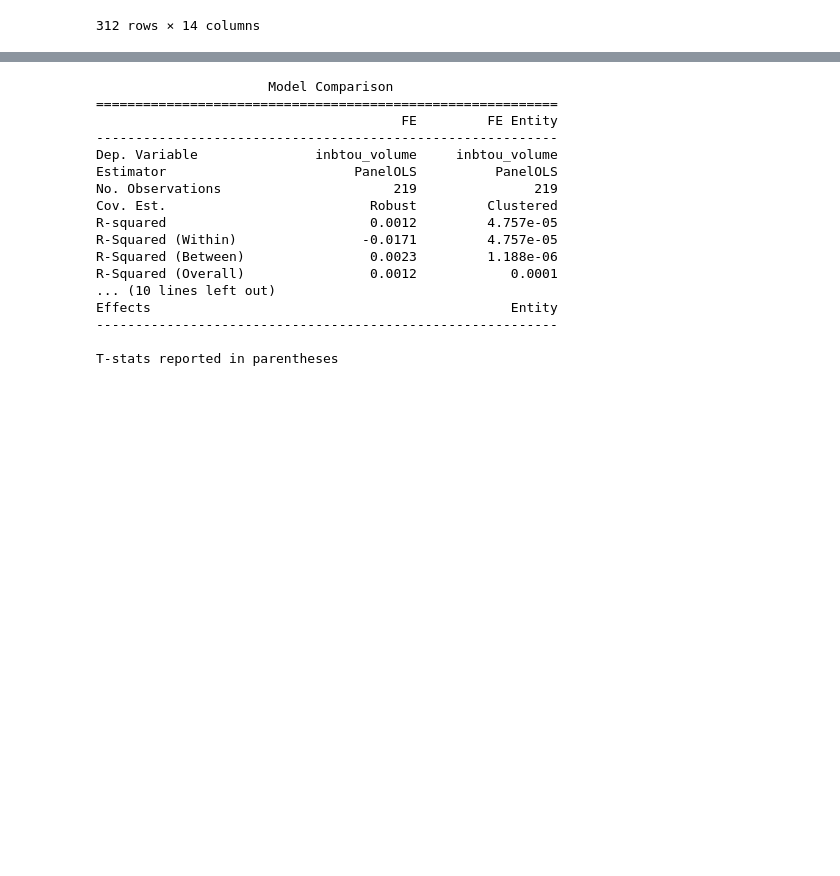
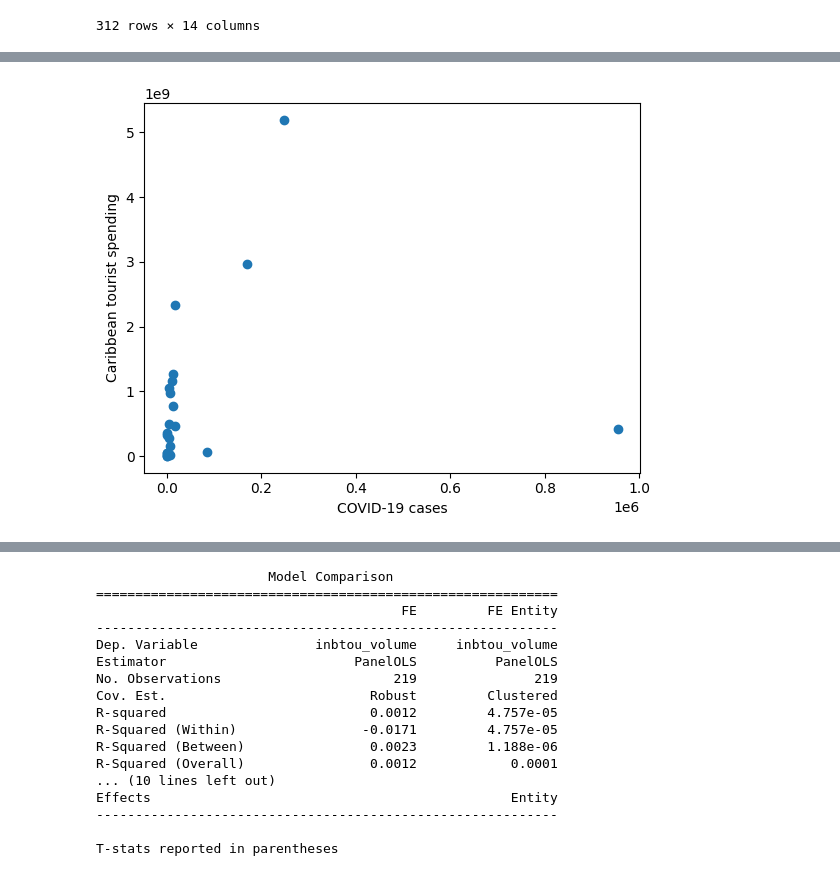
Before and after one commit to andreiui/csec491, a Jupyter notebook: code/analysis/_CARIBBEAN/main.ipynb, the cells around one changed output, grey strips where cells are left out. Saved outputs shown, nothing was run; the diff lists cells and outputs as text; code cells hidden in the pictures; blank space fills up the shorter version.

```diff
--- a/code/analysis/_CARIBBEAN/main.ipynb
+++ b/code/analysis/_CARIBBEAN/main.ipynb
@@ -39,0 +52,12 @@ df
+# %%
+_df = df.loc[df["yr"] >= 2020]
+
+plt.scatter(
+    x=_df["covid19_cases"],
+    y=_df["inbtou_spending"],
+)
+plt.xlabel("COVID-19 cases")
+plt.ylabel("Caribbean tourist spending")
+plt.show()
+# %% [output]
+[figure, added]
```
Also changed, not shown: parts of 7 cells of this notebook, 1 other file.
